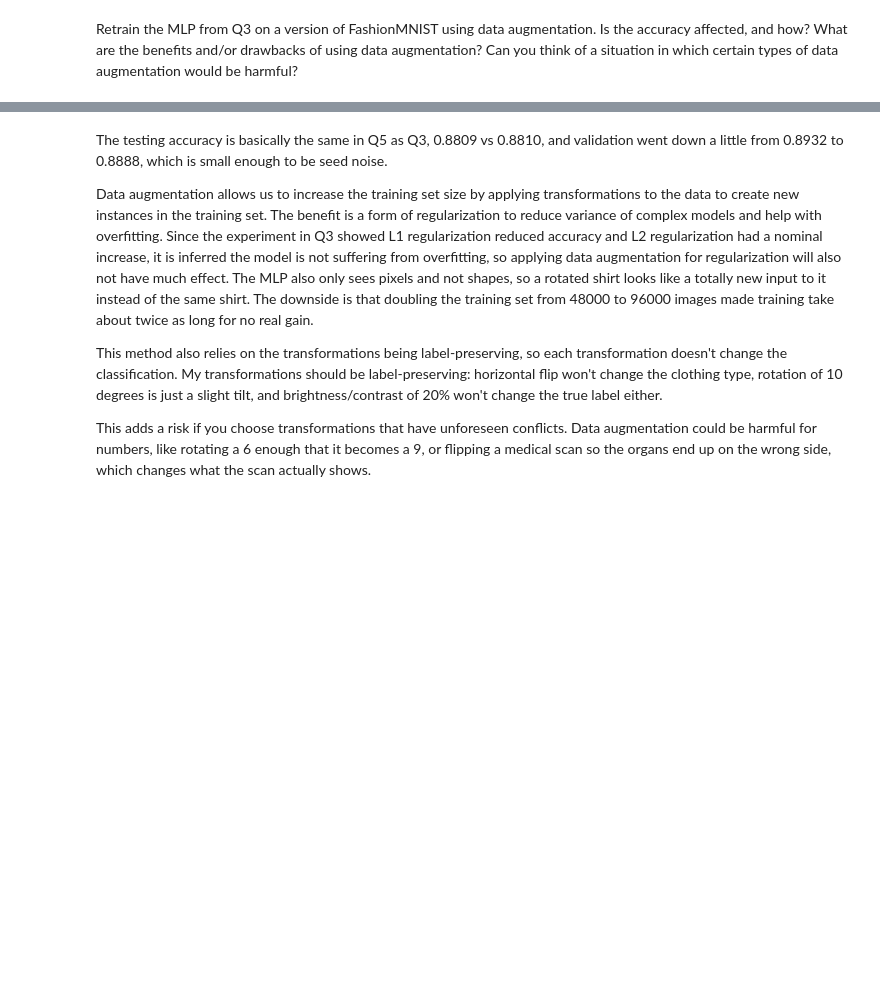
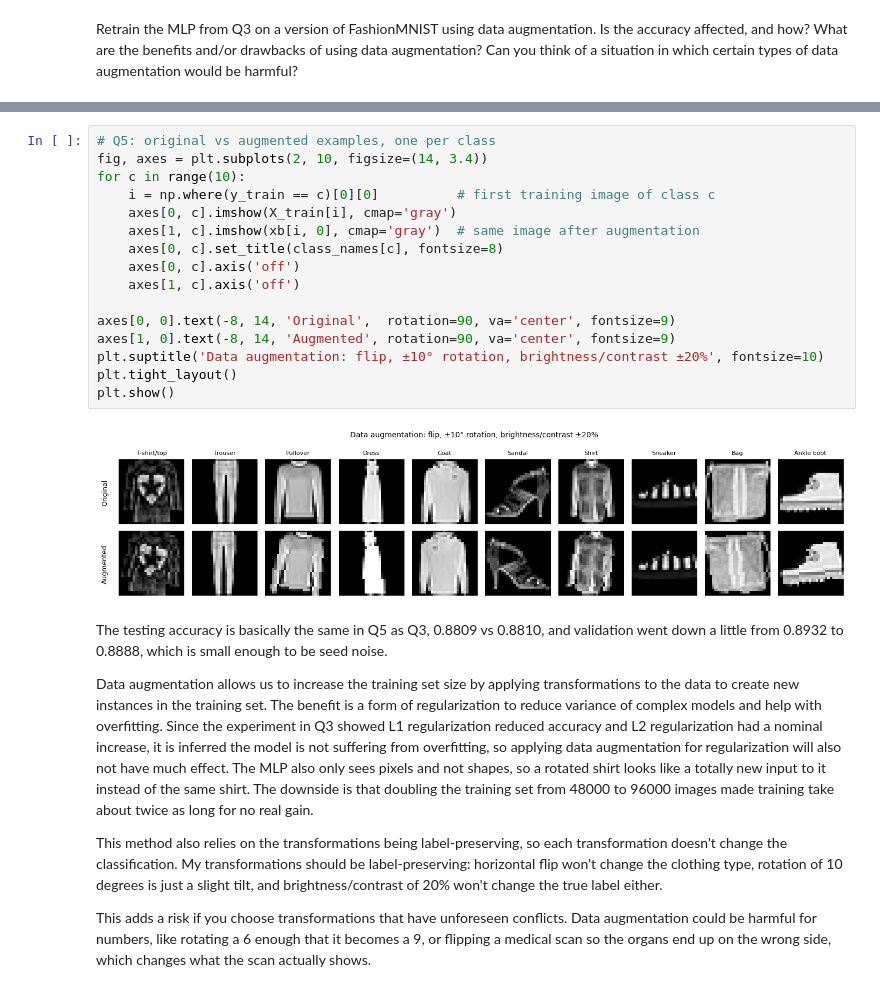
Before and after one commit to jademola/ImageClassificationMLP, a Jupyter notebook: A3_Q5_7.ipynb, the cells around one changed output, grey strips where cells are left out. Drawn from its saved outputs; the diff is of its cells as text; blank space fills up the shorter version.

```diff
--- a/A3_Q5_7.ipynb
+++ b/A3_Q5_7.ipynb
@@ -1091,3 +1125,21 @@ Epoch 10/10 done
+# %%
+# Q5: original vs augmented examples, one per class
+fig, axes = plt.subplots(2, 10, figsize=(14, 3.4))
+for c in range(10):
+    i = np.where(y_train == c)[0][0]          # first training image of class c
+    axes[0, c].imshow(X_train[i], cmap='gray')
+    axes[1, c].imshow(xb[i, 0], cmap='gray')  # same image after augmentation
+    axes[0, c].set_title(class_names[c], fontsize=8)
+    axes[0, c].axis('off')
+    axes[1, c].axis('off')
+
+axes[0, 0].text(-8, 14, 'Original',  rotation=90, va='center', fontsize=9)
+axes[1, 0].text(-8, 14, 'Augmented', rotation=90, va='center', fontsize=9)
+plt.suptitle('Data augmentation: flip, ±10° rotation, brightness/contrast ±20%', fontsize=10)
+plt.tight_layout()
+plt.show()
+# %% [output]
+[figure, added]
 # %% [markdown]
 The testing accuracy is basically the same in Q5 as Q3, 0.8809 vs 0.8810, and validation went down a little from 0.8932 to 0.8888, which is small enough to be seed noise.
 
```
Also changed, not shown: parts of 1 cell of this notebook.
